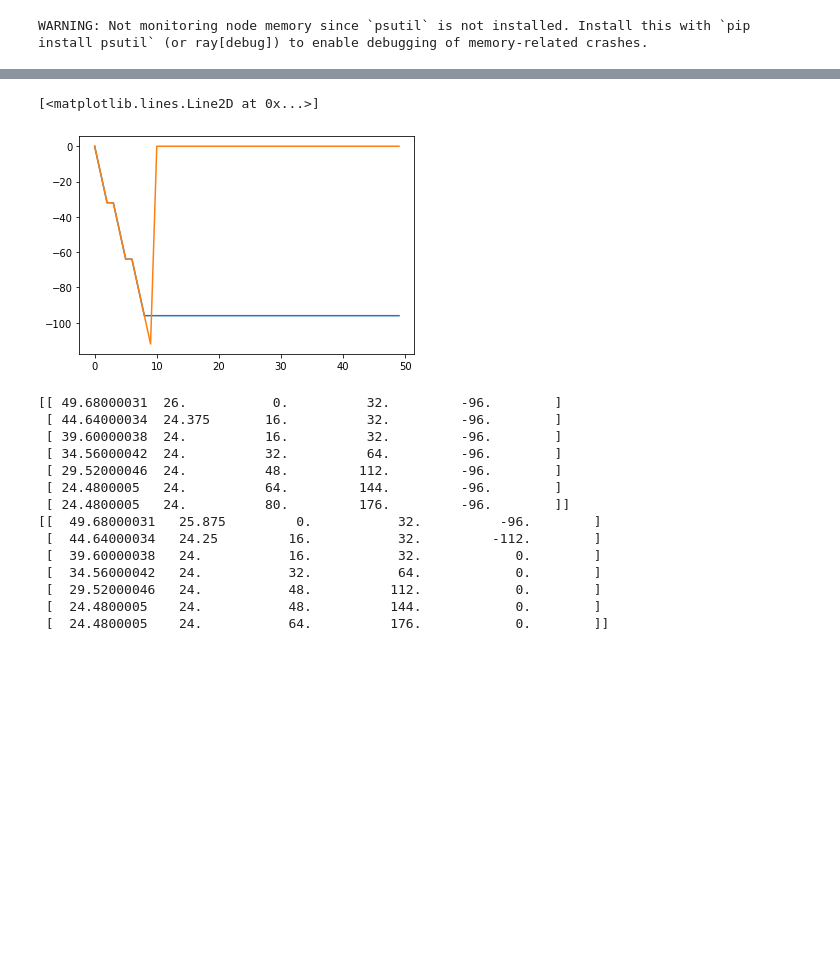
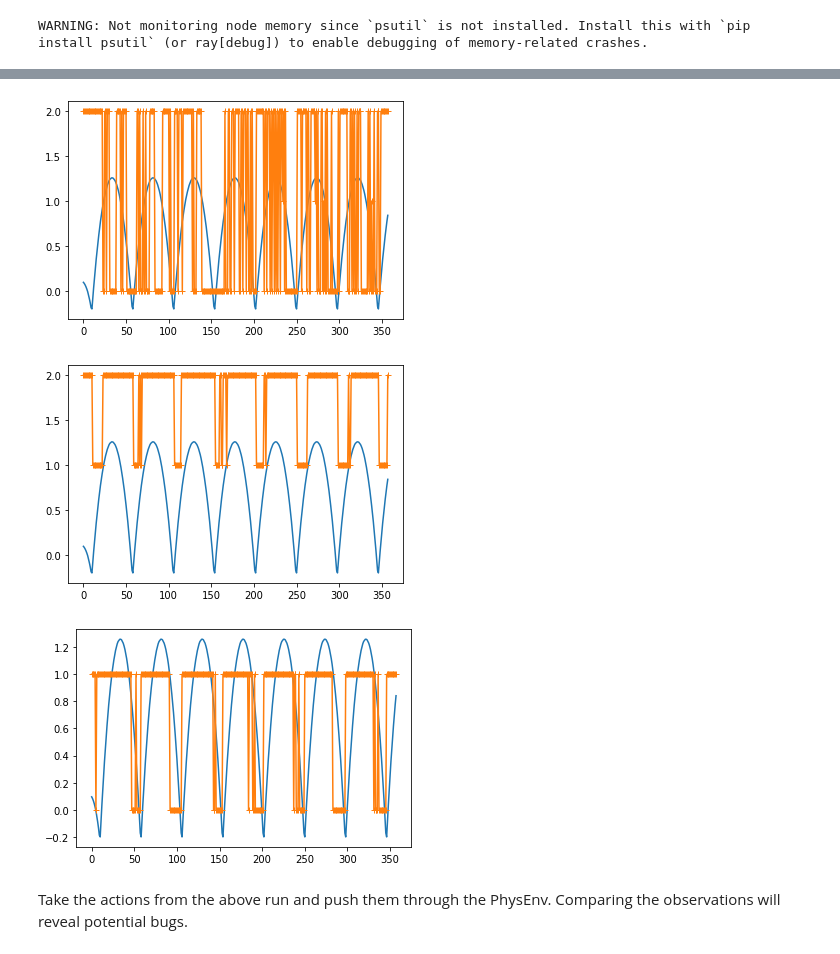
Before and after one commit to matthewearl/q1physrl, a Jupyter notebook: notebooks/RL client.ipynb, the cells around one changed output, grey strips where cells are left out. Saved outputs shown, nothing was run; the diff lists cells and outputs as text; code cells hidden in the pictures; blank space fills up the shorter version.

```diff
--- a/notebooks/RL client.ipynb
+++ b/notebooks/RL client.ipynb
@@ -45,5 +46,5 @@ trainer.restore(FNAME)
 # %%
-DEMO_FILE_NAME = "wr3.dem"
+DEMO_FILE_NAME = "wr8.dem"
 # %%
 import asyncio
 loop = asyncio.get_running_loop()
@@ -59,6 +59,18 @@ raise Exception
 Exception:
 # %%
 obs, action = task.result()
+# %%
+for a in action.T:
+    plt.plot(obs[:, 1] / 30 - 1)
+    plt.plot(np.arange(len(a)), a, marker='+')
+    plt.show()
+# %% [output]
+[figure, added]
+[figure, added]
+[figure, added]
+# %% [markdown]
+Take the actions from the above run and push them through the PhysEnv.
+Comparing the observations will reveal potential bugs.
 # %%
 env = q1physrl.env.PhysEnv({'num_envs': 1})
 o, = env.vector_reset()
@@ -77,24 +84,0 @@ obs2 = np.stack(obs2[:-1])
-# %%
-plt.plot(obs[:50, 4])
-plt.plot(obs2[:50, 4])
-# %% [output]
-[<matplotlib.lines.Line2D at 0x...>]
-[figure, removed]
-# %%
-print(obs[8:15])
-print(obs2[8:15])
-# %% [output]
-[[ 49.68000031  26.           0.          32.         -96.        ]
- [ 44.64000034  24.375       16.          32.         -96.        ]
- [ 39.60000038  24.          16.          32.         -96.        ]
- [ 34.56000042  24.          32.          64.         -96.        ]
- [ 29.52000046  24.          48.         112.         -96.        ]
- [ 24.4800005   24.          64.         144.         -96.        ]
- [ 24.4800005   24.          80.         176.         -96.        ]]
-[[  49.68000031   25.875         0.           32.          -96.        ]
- [  44.64000034   24.25         16.           32.         -112.        ]
- [  39.60000038   24.           16.           32.            0.        ]
- [  34.56000042   24.           32.           64.            0.        ]
- [  29.52000046   24.           48.          112.            0.        ]
- [  24.4800005    24.           48.          144.            0.        ]
- [  24.4800005    24.           64.          176.            0.        ]]
```
Also changed, not shown: parts of 17 cells of this notebook, 3 other files.
